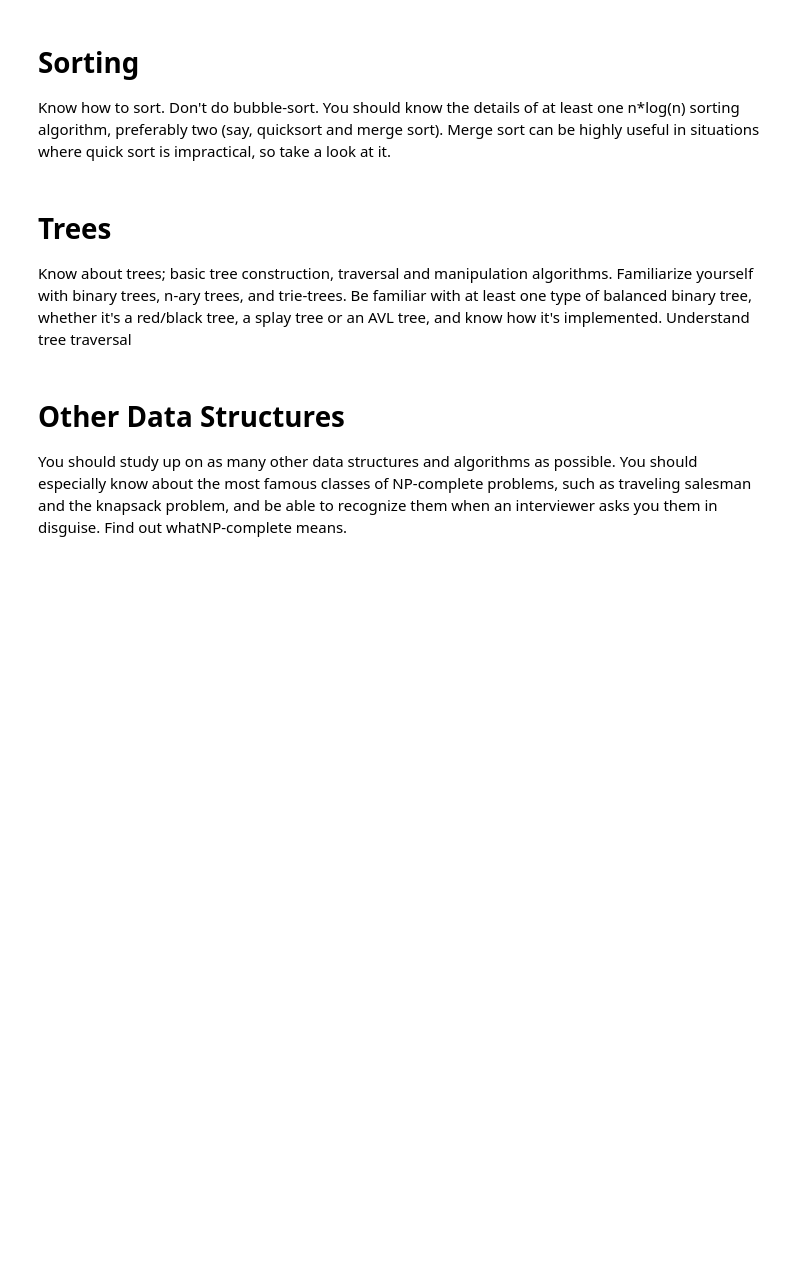
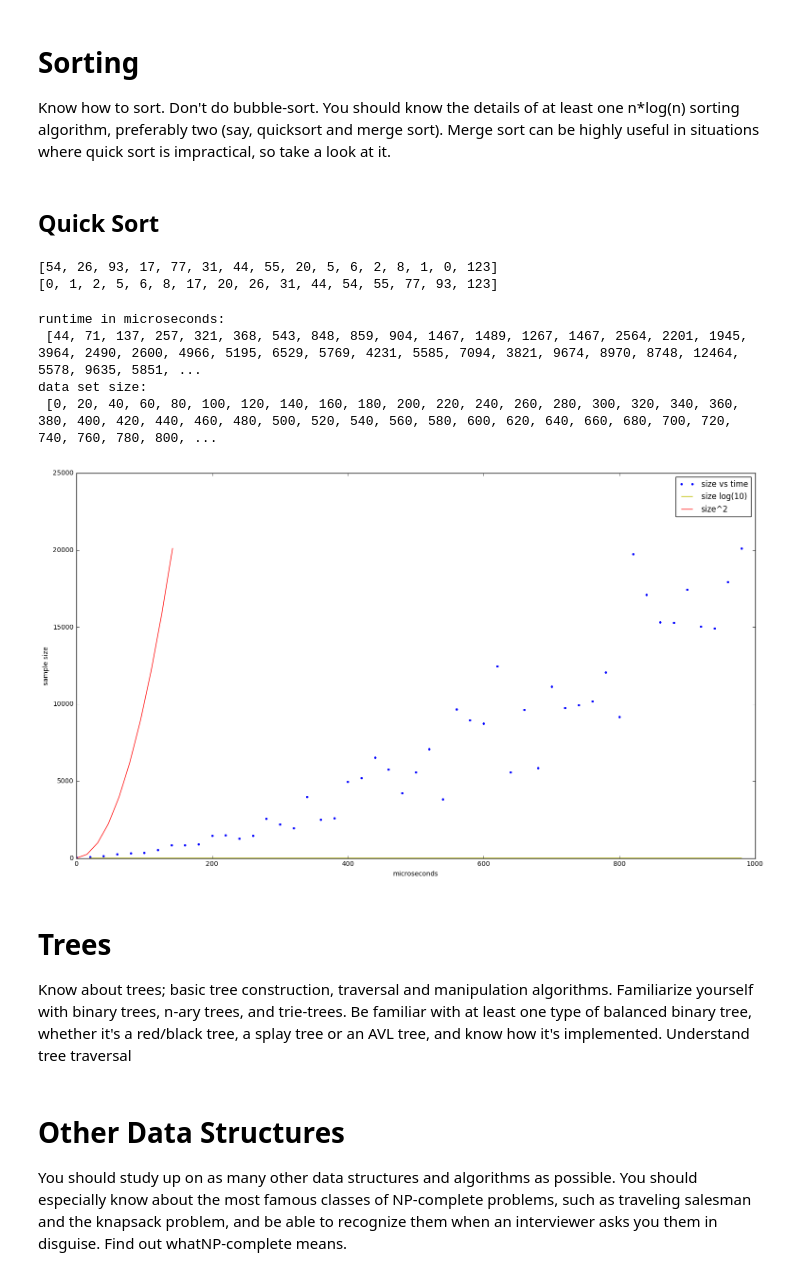
Before and after one commit to UkiDLucas/python_zen_interviews, a Jupyter notebook: topcoder.ipynb, the cells around one changed output. Saved outputs shown, nothing was run; the diff lists cells and outputs as text; code cells hidden in the pictures; blank space fills up the shorter version.

Commit message:
Quicksort

```diff
--- a/topcoder.ipynb
+++ b/topcoder.ipynb
@@ -290,6 +290,79 @@ min value 12
 # Sorting
 
 Know how to sort. Don't do bubble-sort. You should know the details of at least one n*log(n) sorting algorithm, preferably two (say, quicksort and merge sort). Merge sort can be highly useful in situations where quick sort is impractical, so take a look at it.
+# %% [markdown]
+## Quick Sort
+# %%
+def quickSort(alist):
+    # first to second to last
+    quickSortHelper(alist, 0, len(alist)-1)
+
+def quickSortHelper(alist,first,last):
+    #print(alist)
+    if first < last:
+        splitpoint = partition(alist, first, last)
+        quickSortHelper(alist, first, splitpoint-1)
+        quickSortHelper(alist, splitpoint+1, last)
+
+
+
+def partition(alist, first, last):
+    pivotvalue = alist[first]
+
+    leftmark = first+1
+    rightmark = last
+
+    done = False
+    while not done:
+
+        while leftmark <= rightmark and alist[leftmark] <= pivotvalue:
+            leftmark = leftmark + 1
+
+        while alist[rightmark] >= pivotvalue and rightmark >= leftmark:
+            rightmark = rightmark -1
+
+        if rightmark < leftmark:
+            done = True
+        else:
+            temp = alist[leftmark]
+            alist[leftmark] = alist[rightmark]
+            alist[rightmark] = temp
+
+    temp = alist[first]
+    alist[first] = alist[rightmark]
+    alist[rightmark] = temp
+
+    return rightmark
+
+alist = [54,26,93,17,77,31,44,55,20, 5, 6, 2, 8, 1, 0, 123]
+print(alist)
+quickSort(alist)
+print(alist)
+# %% [output]
+[54, 26, 93, 17, 77, 31, 44, 55, 20, 5, 6, 2, 8, 1, 0, 123]
+[0, 1, 2, 5, 6, 8, 17, 20, 26, 31, 44, 54, 55, 77, 93, 123]
+# %%
+times = []
+sizes = []
+for sample_size in range(0, N, 20):
+    sizes.append(sample_size)
+
+    current_set = sample_set[0:sample_size + 1]
+    #value = current_set[-1] # last value in the set
+
+    with TimeIt():
+        quickSort(current_set)
+
+print("runtime in microseconds:\n",times)
+print("data set size:\n",sizes)
+
+plot_results(sizes, times)
+# %% [output]
+runtime in microseconds:
+ [44, 71, 137, 257, 321, 368, 543, 848, 859, 904, 1467, 1489, 1267, 1467, 2564, 2201, 1945, 3964, 2490, 2600, 4966, 5195, 6529, 5769, 4231, 5585, 7094, 3821, 9674, 8970, 8748, 12464, 5578, 9635, 5851, ...
+data set size:
+ [0, 20, 40, 60, 80, 100, 120, 140, 160, 180, 200, 220, 240, 260, 280, 300, 320, 340, 360, 380, 400, 420, 440, 460, 480, 500, 520, 540, 560, 580, 600, 620, 640, 660, 680, 700, 720, 740, 760, 780, 800, ...
+[figure, added]
 # %% [markdown]
 # Trees
 
```
Also changed, not shown: parts of 5 cells of this notebook.
